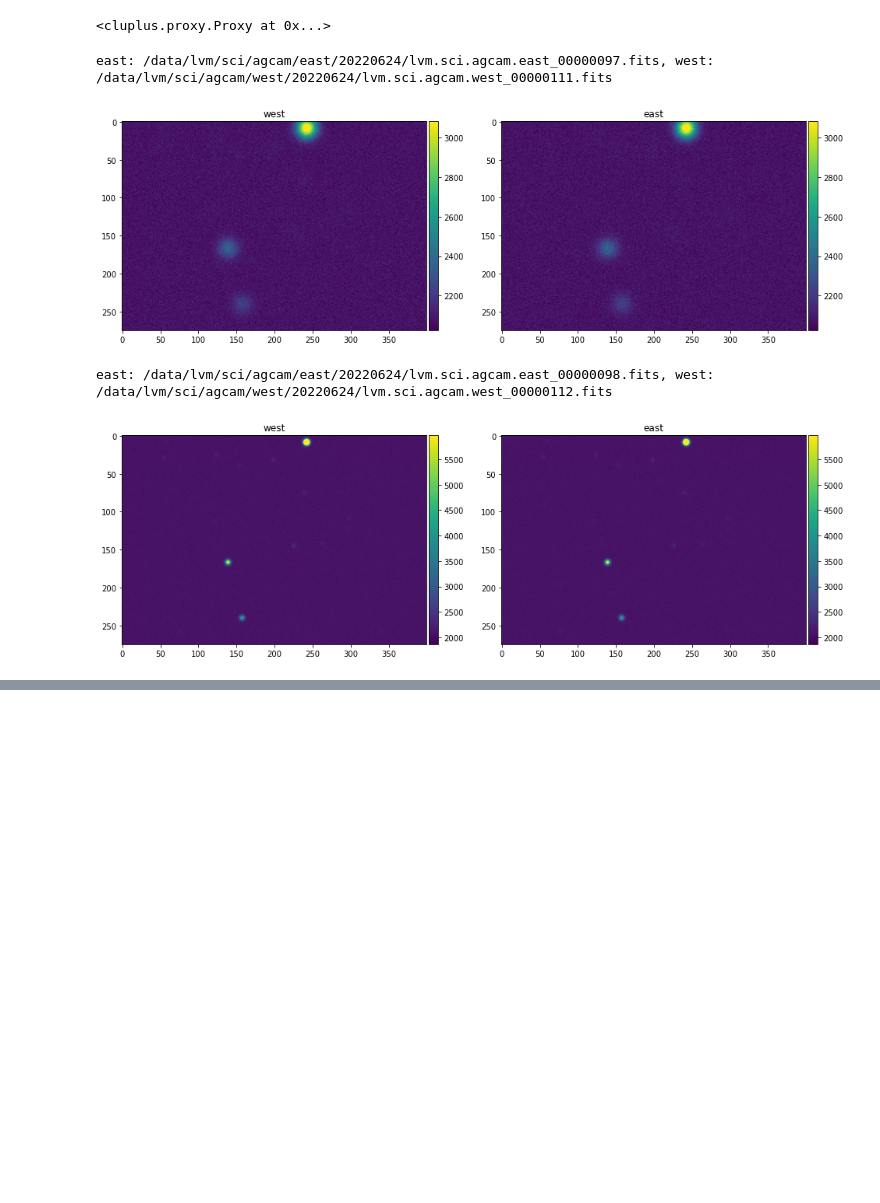
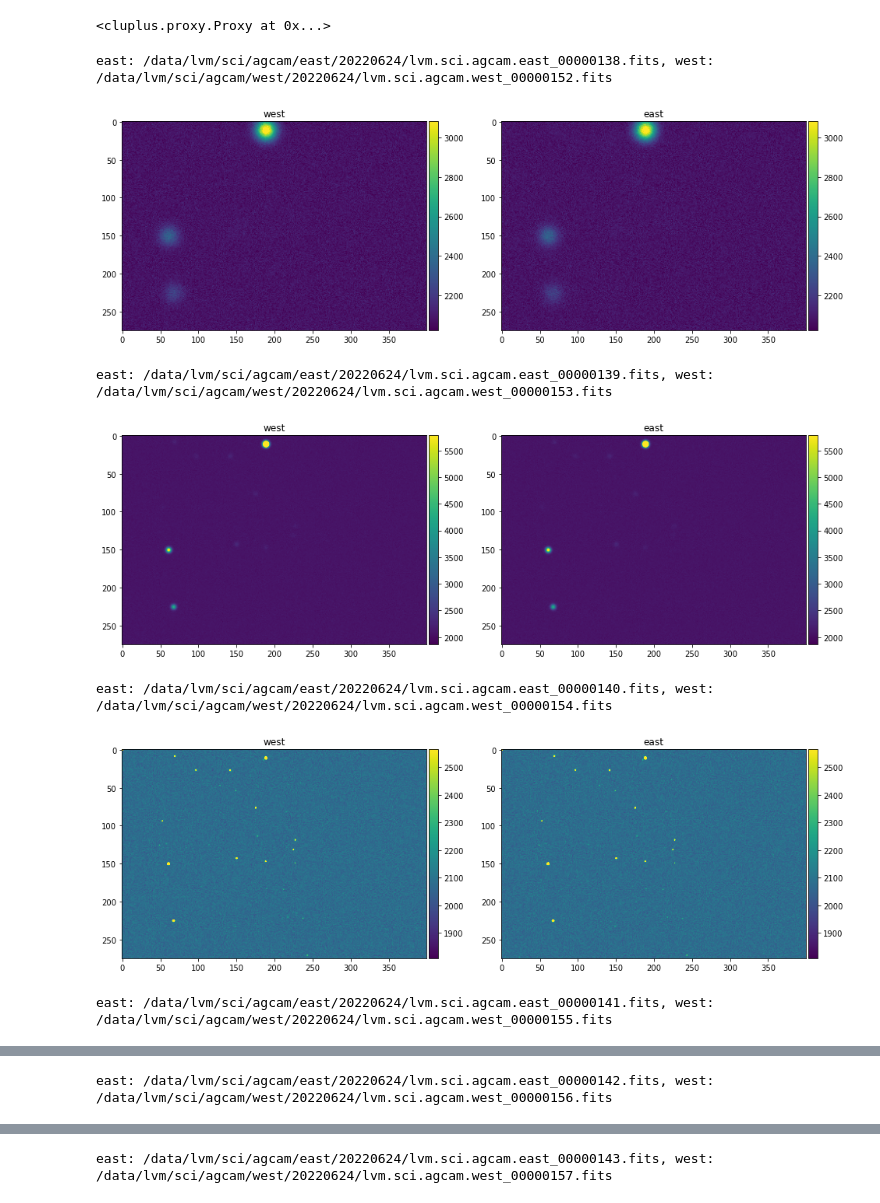
Before and after one commit to sdss/lvmstack, a Jupyter notebook: config/jupyter/lvm_agcam_plot_simple.ipynb, the cells around one changed output, grey strips where cells are left out. Drawn from its saved outputs; the diff is of its cells as text; code cells hidden in the pictures; blank space fills up the shorter version.

```diff
--- a/config/jupyter/lvm_agcam_plot_simple.ipynb
+++ b/config/jupyter/lvm_agcam_plot_simple.ipynb
@@ -23,13 +24,18 @@ await lvm.sci.foc.start()
 # %%
 %matplotlib inline
 
 for p in [600, 300, 100, 0, -100, -300]:
     await lvm.sci.foc.moveAbsolute(p)
     ef, wf = (await lvm.sci.agc.expose(1)).flatten().unpack("east.filename", "west.filename")
     print(f"east: {ef}, west: {wf}")
     plot_images(fits.getdata(ef, ext=0), fits.getdata(wf, ext=0))
+
+await lvm.sci.foc.moveToHome()
 # %% [output]
-east: /data/lvm/sci/agcam/east/20220624/lvm.sci.agcam.east_00000097.fits, west: /data/lvm/sci/agcam/west/20220624/lvm.sci.agcam.west_00000111.fits
+east: /data/lvm/sci/agcam/east/20220624/lvm.sci.agcam.east_00000138.fits, west: /data/lvm/sci/agcam/west/20220624/lvm.sci.agcam.west_00000152.fits
-[figure, old version]
+[figure, new version]
-east: /data/lvm/sci/agcam/east/20220624/lvm.sci.agcam.east_00000098.fits, west: /data/lvm/sci/agcam/west/20220624/lvm.sci.agcam.west_00000112.fits
+east: /data/lvm/sci/agcam/east/20220624/lvm.sci.agcam.east_00000139.fits, west: /data/lvm/sci/agcam/west/20220624/lvm.sci.agcam.west_00000153.fits
-[figure, old version]
+[figure, new version]
+east: /data/lvm/sci/agcam/east/20220624/lvm.sci.agcam.east_00000140.fits, west: /data/lvm/sci/agcam/west/20220624/lvm.sci.agcam.west_00000154.fits
+[figure, added]
+east: /data/lvm/sci/agcam/east/20220624/lvm.sci.agcam.east_00000141.fits, west: /data/lvm/sci/agcam/west/20220624/lvm.sci.agcam.west_00000155.fits
@@ -35,0 +43 @@ east: /data/lvm/sci/agcam/east/20220624/lvm.sci.agcam.east_00000098.fits, west:
+east: /data/lvm/sci/agcam/east/20220624/lvm.sci.agcam.east_00000142.fits, west: /data/lvm/sci/agcam/west/20220624/lvm.sci.agcam.west_00000156.fits
@@ -35,0 +45 @@ east: /data/lvm/sci/agcam/east/20220624/lvm.sci.agcam.east_00000098.fits, west:
+east: /data/lvm/sci/agcam/east/20220624/lvm.sci.agcam.east_00000143.fits, west: /data/lvm/sci/agcam/west/20220624/lvm.sci.agcam.west_00000157.fits
```
Also changed, not shown: parts of 2 cells of this notebook, 1 other file.
